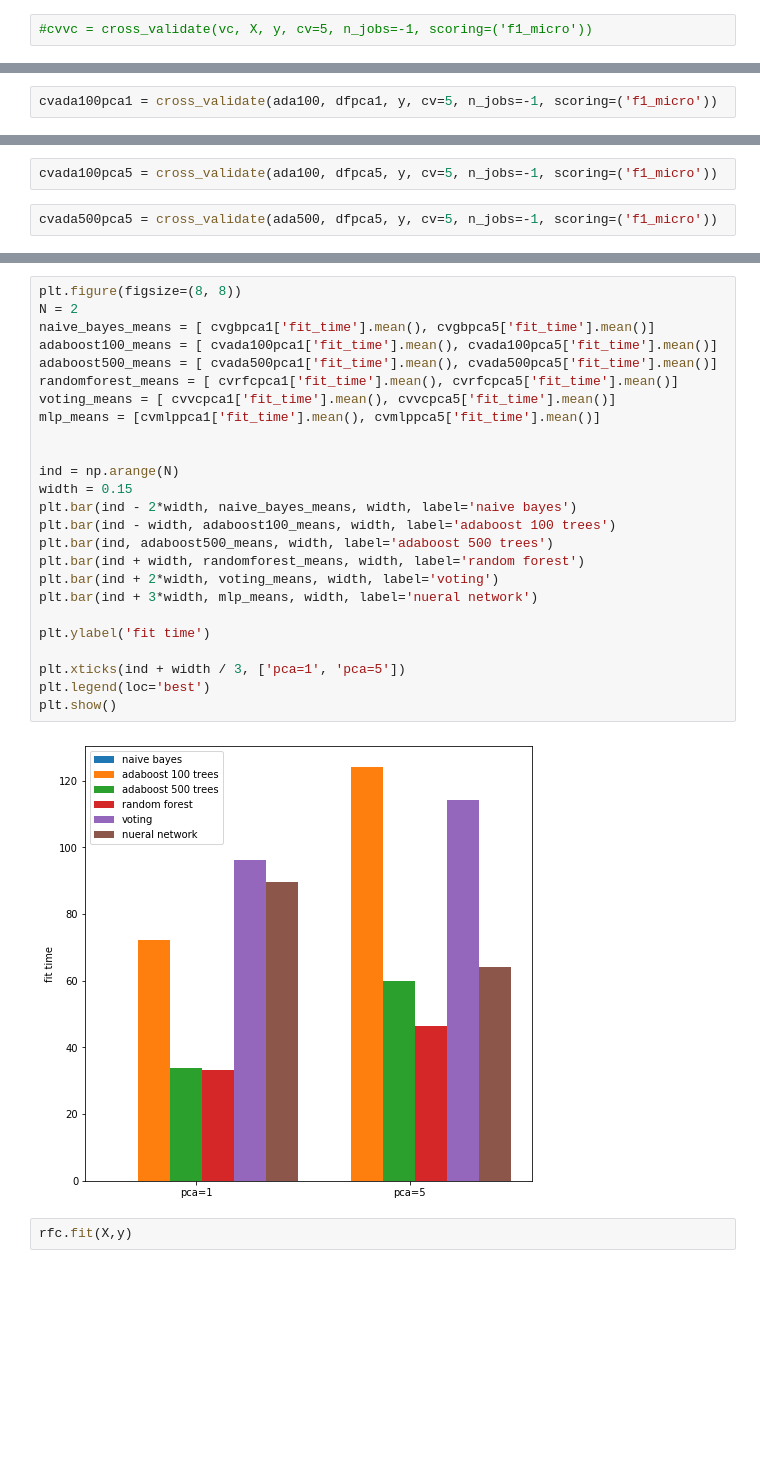
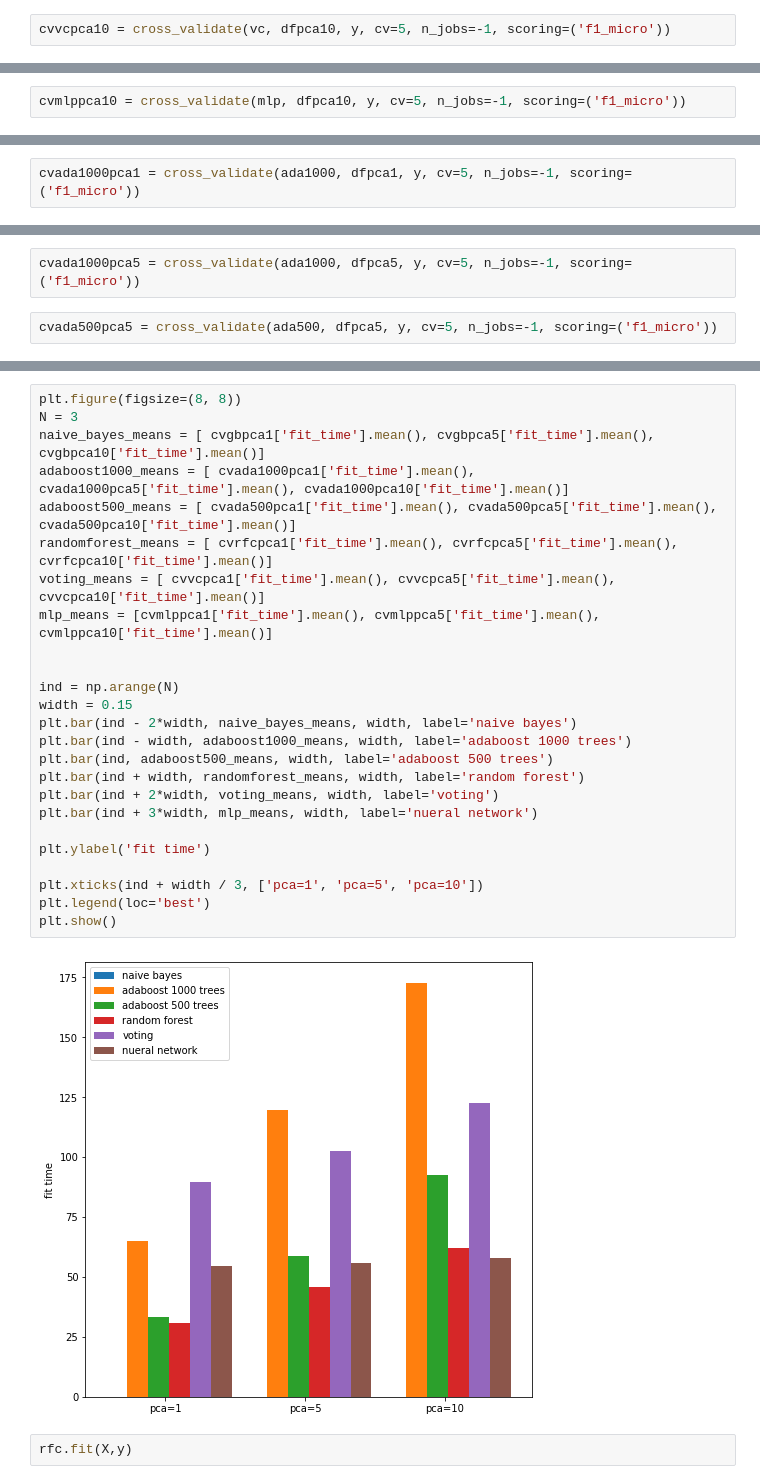
Before and after one commit to RoyGrinboim/data-vizualization-final-project-2, a Jupyter notebook: final project 2.ipynb, the cells around one changed output, grey strips where cells are left out. Saved outputs shown, nothing was run; the diff lists cells and outputs as text; blank space fills up the shorter version.

```diff
--- a/final project 2.ipynb
+++ b/final project 2.ipynb
@@ -79,2 +95,2 @@ vc = VotingClassifier(estimators=[('gnb', gb), ('rf', rfc), ('mlp', mlp)], votin
 # %%
-#cvvc = cross_validate(vc, X, y, cv=5, n_jobs=-1, scoring=('f1_micro'))
+cvvcpca10 = cross_validate(vc, dfpca10, y, cv=5, n_jobs=-1, scoring=('f1_micro'))
@@ -92,6 +98,8 @@ dfpca5 = pca5.transform(X5)
 cvmlppca1 = cross_validate(mlp, dfpca1, y, cv=5, n_jobs=-1, scoring=('f1_micro'))
 # %%
 cvmlppca5 = cross_validate(mlp, dfpca5, y, cv=5, n_jobs=-1, scoring=('f1_micro'))
+# %%
+cvmlppca10 = cross_validate(mlp, dfpca10, y, cv=5, n_jobs=-1, scoring=('f1_micro'))
 # %%
 cvvcpca1 = cross_validate(vc, dfpca1, y, cv=5, n_jobs=-1, scoring=('f1_micro'))
 # %%
@@ -103,13 +111,13 @@ cvrfcpca5 = cross_validate(rfc, dfpca5, y, cv=5, n_jobs=-1, scoring=('f1_micro')
 # %%
 cvgbpca1 = cross_validate(gb, dfpca1, y, cv=5, n_jobs=-1, scoring=('f1_micro'))
 # %%
-cvada100pca1 = cross_validate(ada100, dfpca1, y, cv=5, n_jobs=-1, scoring=('f1_micro'))
+cvada1000pca1 = cross_validate(ada1000, dfpca1, y, cv=5, n_jobs=-1, scoring=('f1_micro'))
 # %%
 cvada500pca1 = cross_validate(ada500, dfpca1, y, cv=5, n_jobs=-1, scoring=('f1_micro'))
 # %%
 cvgbpca5 = cross_validate(gb, dfpca5, y, cv=5, n_jobs=-1, scoring=('f1_micro'))
 # %%
-cvada100pca5 = cross_validate(ada100, dfpca5, y, cv=5, n_jobs=-1, scoring=('f1_micro'))
+cvada1000pca5 = cross_validate(ada1000, dfpca5, y, cv=5, n_jobs=-1, scoring=('f1_micro'))
 # %%
 cvada500pca5 = cross_validate(ada500, dfpca5, y, cv=5, n_jobs=-1, scoring=('f1_micro'))
 # %%
@@ -141,30 +149,30 @@ plt.show()
 # %%
 plt.figure(figsize=(8, 8))
-N = 2
-naive_bayes_means = [ cvgbpca1['fit_time'].mean(), cvgbpca5['fit_time'].mean()]
-adaboost100_means = [ cvada100pca1['fit_time'].mean(), cvada100pca5['fit_time'].mean()]
-adaboost500_means = [ cvada500pca1['fit_time'].mean(), cvada500pca5['fit_time'].mean()]
-randomforest_means = [ cvrfcpca1['fit_time'].mean(), cvrfcpca5['fit_time'].mean()]
-voting_means = [ cvvcpca1['fit_time'].mean(), cvvcpca5['fit_time'].mean()]
-mlp_means = [cvmlppca1['fit_time'].mean(), cvmlppca5['fit_time'].mean()]
+N = 3
+naive_bayes_means = [ cvgbpca1['fit_time'].mean(), cvgbpca5['fit_time'].mean(), cvgbpca10['fit_time'].mean()]
+adaboost1000_means = [ cvada1000pca1['fit_time'].mean(), cvada1000pca5['fit_time'].mean(), cvada1000pca10['fit_time'].mean()]
+adaboost500_means = [ cvada500pca1['fit_time'].mean(), cvada500pca5['fit_time'].mean(), cvada500pca10['fit_time'].mean()]
+randomforest_means = [ cvrfcpca1['fit_time'].mean(), cvrfcpca5['fit_time'].mean(), cvrfcpca10['fit_time'].mean()]
+voting_means = [ cvvcpca1['fit_time'].mean(), cvvcpca5['fit_time'].mean(), cvvcpca10['fit_time'].mean()]
+mlp_means = [cvmlppca1['fit_time'].mean(), cvmlppca5['fit_time'].mean(), cvmlppca10['fit_time'].mean()]
 
 
 ind = np.arange(N)
 width = 0.15
 plt.bar(ind - 2*width, naive_bayes_means, width, label='naive bayes')
-plt.bar(ind - width, adaboost100_means, width, label='adaboost 100 trees')
+plt.bar(ind - width, adaboost1000_means, width, label='adaboost 1000 trees')
 plt.bar(ind, adaboost500_means, width, label='adaboost 500 trees')
 plt.bar(ind + width, randomforest_means, width, label='random forest')
 plt.bar(ind + 2*width, voting_means, width, label='voting')
 plt.bar(ind + 3*width, mlp_means, width, label='nueral network')
 
 plt.ylabel('fit time')
 
-plt.xticks(ind + width / 3, ['pca=1', 'pca=5'])
+plt.xticks(ind + width / 3, ['pca=1', 'pca=5', 'pca=10'])
 plt.legend(loc='best')
 plt.show()
 # %% [output]
-[figure, old version]
+[figure, new version]
 # %%
 rfc.fit(X,y)
 # %% [output]
```
Also changed, not shown: parts of 37 cells of this notebook.
